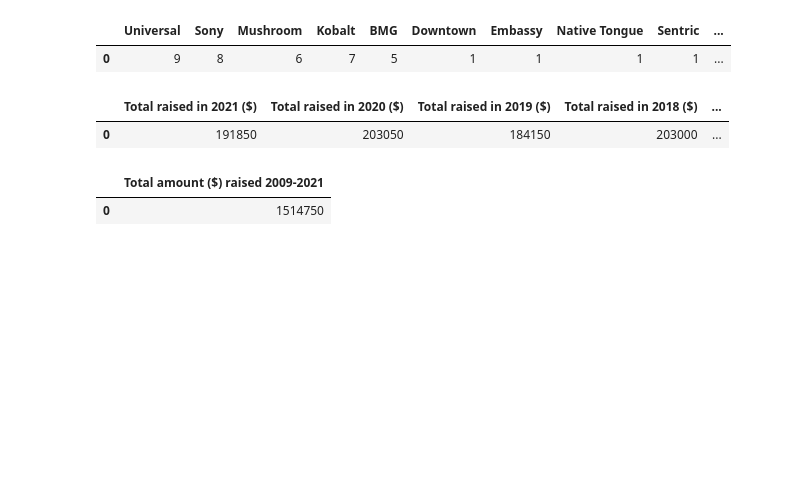
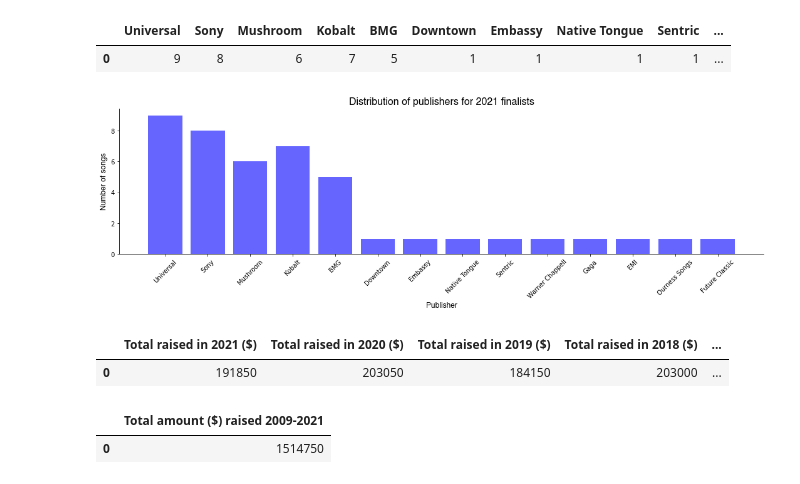
Before and after one commit to mnperic/vanda-and-young-finalists-2021, a Jupyter notebook: vanda_and_young_finalists_2021.ipynb, the cells around one changed output. Drawn from its saved outputs; the diff is of its cells as text; code cells hidden in the pictures; blank space fills up the shorter version.

```diff
--- a/vanda_and_young_finalists_2021.ipynb
+++ b/vanda_and_young_finalists_2021.ipynb
@@ -194,34 +205,36 @@ publishers_df
 plt.figure(figsize=(15,5))
 publishers = ['Universal', 'Sony', 'Mushroom', 'Kobalt', 'BMG', 'Downtown', 'Embassy', 'Native Tongue', 'Sentric',
              'Warner Chappell', 'Gaga', 'EMI', 'Ourness Songs', 'Future Classic']
 
 number_of_songs = [9, 8, 6, 7, 5, 1, 1, 1, 1, 1, 1, 1, 1, 1]
 
 plt.bar(publishers, number_of_songs, color='blue', alpha=0.6, align="center")
-plt.xticks(x, x, rotation=45)
+plt.xticks(publishers, publishers, rotation=45)
 
 # Font families
 
 font_1 = {'family':'helvetica','color':'black','size':16}
 font_2 = {'family':'helvetica','color':'black','size':12}
 
 plt.title("Distribution of publishers for 2021 finalists",
          fontdict = font_1)
 
 # Plot
 plt.xlabel("Publisher", fontdict = font_2)
 plt.ylabel("Number of songs", fontdict = font_2)
 
 # Aesthetics
 
 sns.set_context("paper")
 plt.gca().spines['top'].set_visible(False)
 plt.gca().spines['right'].set_visible(False)
 
 plt.tight_layout()
 plt.savefig("/Users/minoperic/Data Analytics/Data Investigations/vanda-and-young-finalists-2021/Images/publishers.png",
             dpi=300)
 plt.show()
+# %% [output]
+[figure, added]
 # %%
 # Analyse and define annual amounts
 
```
Also changed, not shown: parts of 3 cells of this notebook.
